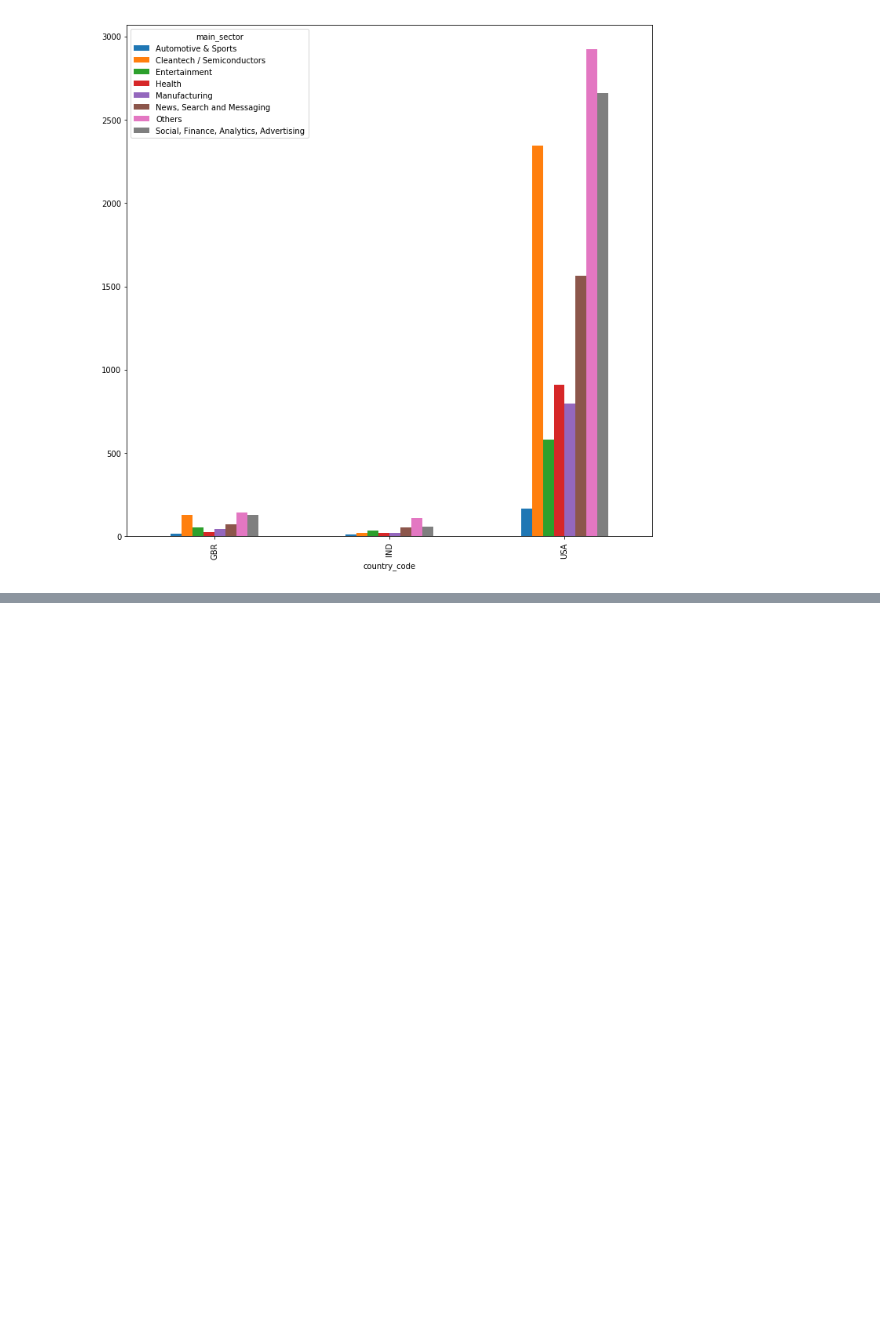
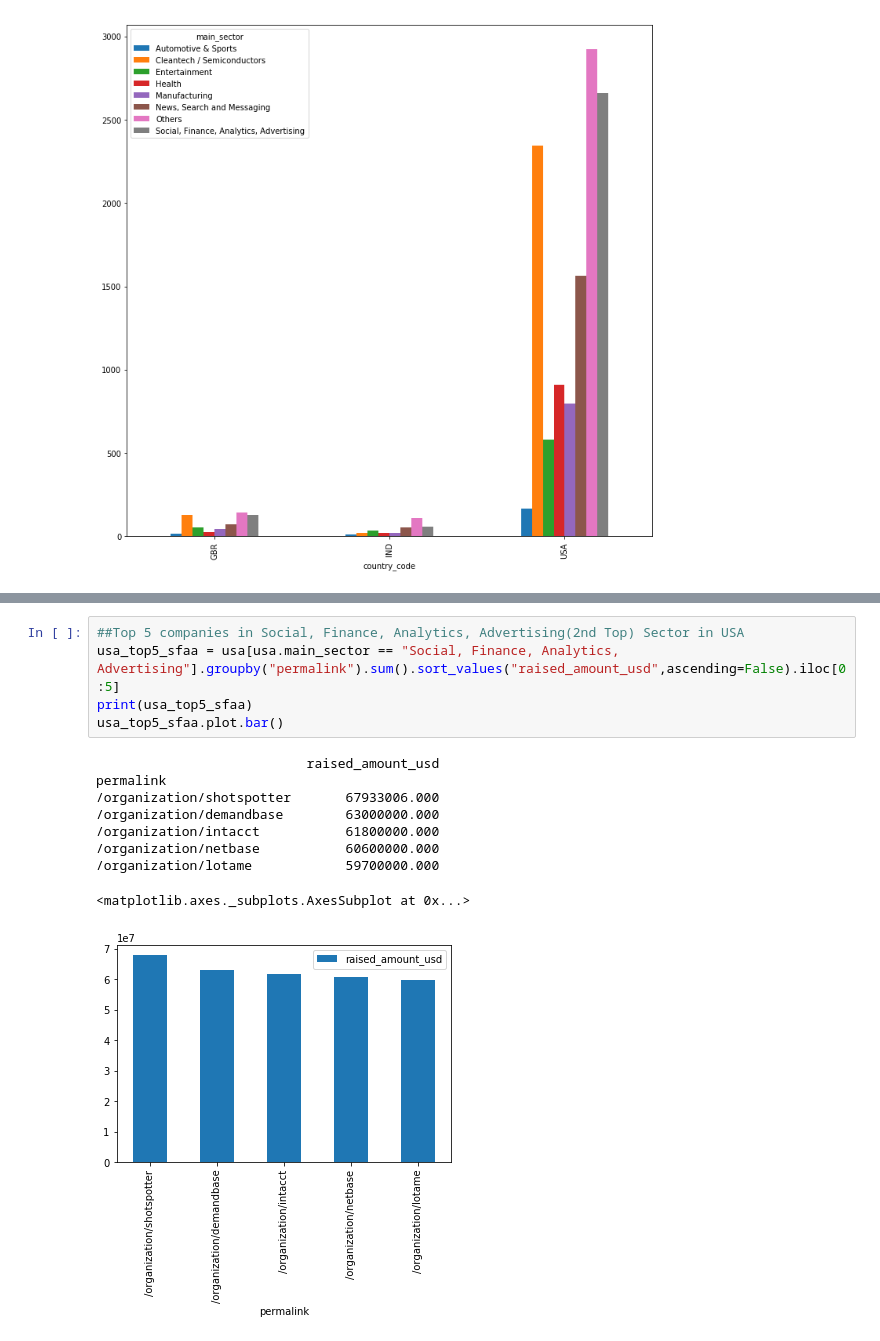
Before and after one commit to sameerg07/EDA_SparkFunds, a Jupyter notebook: EDA-SparkFunds_Assignment.ipynb, the cells around one changed output, grey strips where cells are left out. Cells and saved outputs as stored; diff of their text form; blank space fills up the shorter version.

```diff
--- a/EDA-SparkFunds_Assignment.ipynb
+++ b/EDA-SparkFunds_Assignment.ipynb
@@ -904,0 +844,15 @@ No of companies receiving the highest investment in India for second top sector:
+# %%
+##Top 5 companies in Social, Finance, Analytics, Advertising(2nd Top) Sector in USA
+usa_top5_sfaa = usa[usa.main_sector == "Social, Finance, Analytics, Advertising"].groupby("permalink").sum().sort_values("raised_amount_usd",ascending=False).iloc[0:5]
+print(usa_top5_sfaa)
+usa_top5_sfaa.plot.bar()
+# %% [output]
+                           raised_amount_usd
+permalink
+/organization/shotspotter       67933006.000
+/organization/demandbase        63000000.000
+/organization/intacct           61800000.000
+/organization/netbase           60600000.000
+/organization/lotame            59700000.000
+<matplotlib.axes._subplots.AxesSubplot at 0x...>
+[figure, added]
```
Also changed, not shown: parts of 15 cells of this notebook, 2 other files.
